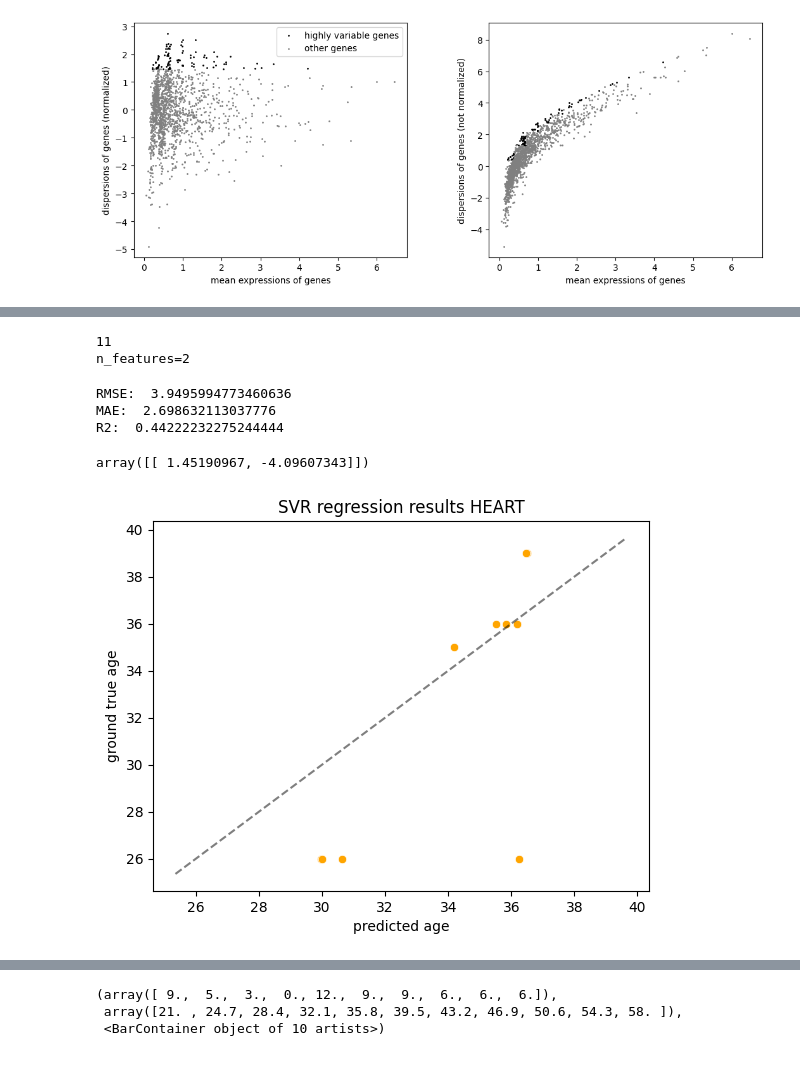
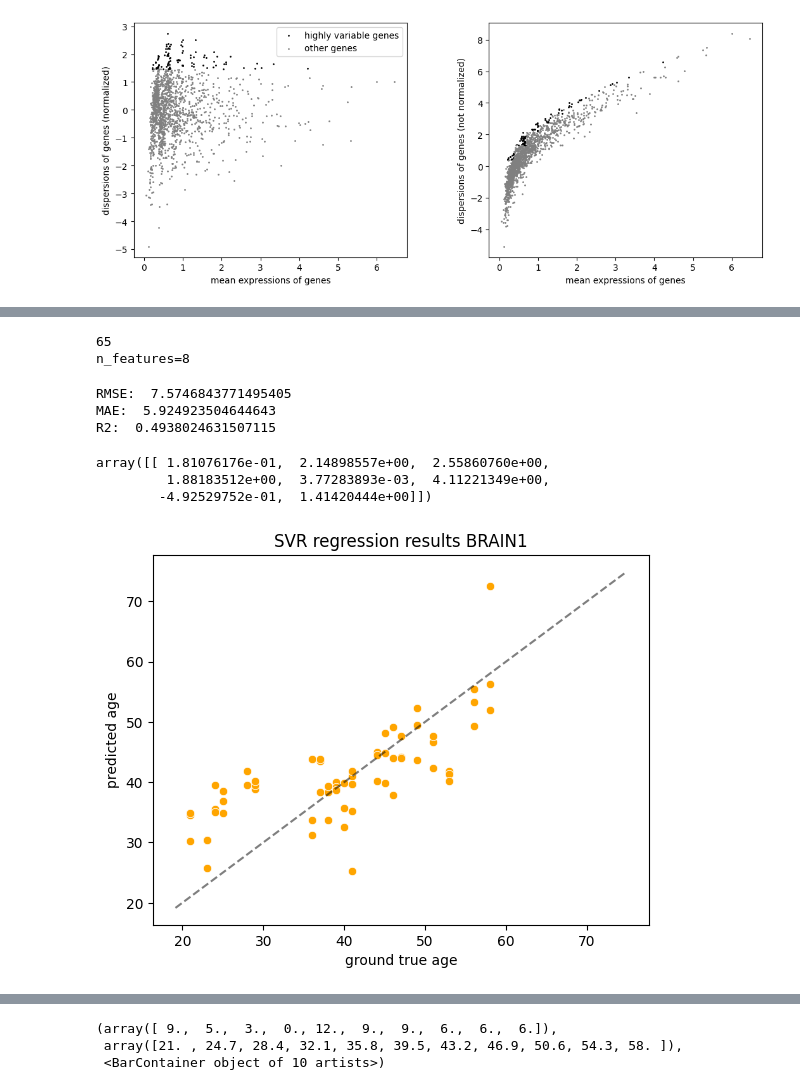
Before and after one commit to zodelheim/sea-infer-rna-seq, a Jupyter notebook: notebooks/AgePredictionTest.ipynb, the cells around one changed output, grey strips where cells are left out. Drawn from its saved outputs; the diff is of its cells as text; code cells hidden in the pictures.

```diff
--- a/notebooks/AgePredictionTest.ipynb
+++ b/notebooks/AgePredictionTest.ipynb
@@ -67,7 +67,7 @@ value_to_predict = 'Age'
 
 organ = "HEART"
 # organ = "BRAIN0"
-# organ = "BRAIN1"
+organ = "BRAIN1"
 #
 sex = 'male'
 sex = 'female'
@@ -250,12 +326,12 @@ rhos[np.argwhere(X.mean(axis=0) == 0)] = 0
 # %%
-# select by feature importance
-model = XGBRegressor(n_estimators=300, max_depth=4, )
+# # select by feature importance
+# model = XGBRegressor(n_estimators=300, max_depth=4, )
 
-X = data.values
-y = data_header['Age'].loc[data_header['sex'] == sex].values
+# X = data.values
+# y = data_header['Age'].loc[data_header['sex'] == sex].values
 
-# model.fit(RobustScaler().fit_transform(X),  y)
-model.fit(X,  y)
-importances = model.feature_importances_
+# # model.fit(RobustScaler().fit_transform(X),  y)
+# model.fit(X,  y)
+# importances = model.feature_importances_
 
-sorted_corr_ids = np.argsort(importances).ravel()[::-1][:50]
+# sorted_corr_ids = np.argsort(importances).ravel()[::-1][:50]
@@ -562,6 +671,4 @@ array([[ 0.11011602, -1.91549173, -1.38775379,  0.10945374,  0.63817189,
 # %%
-
-
 # n_features = 5
 # n_features = -1
 
@@ -569,7 +676,7 @@ array([[ 0.11011602, -1.91549173, -1.38775379,  0.10945374,  0.63817189,
 print(data.shape[0])
 
 # n_features = n_opt_features[organ][sex]
-n_features = 2
+n_features = 8
 
 X = data[data.columns[sorted_corr_ids[:n_features]]].values
 y = data_header['Age'].loc[data_header['sex'] == sex].values
@@ -577,8 +684,10 @@ y = data_header['Age'].loc[data_header['sex'] == sex].values
 # print(X.shape)
 print(f"{n_features=}")
 
-# cv = StratifiedKFold(n_splits=5)
-cv = LeaveOneOut()
+
+
+cv = StratifiedKFold(n_splits=5)
+# cv = LeaveOneOut()
 
 preds = []
 vals  = []
@@ -612,48 +721,62 @@ for i, (train, val) in tqdm(enumerate(cv.split(X, y))):
     # model = XGBRegressor(n_estimators=300, max_depth=4, )
     # model = GridSearchCV(svm.SVR(kernel='rbf', gamma=0.1),
     #                      param_grid={"C": [1e0, 1e1, 1e2, 1e3], "gamma": np.logspace(-2, 2, 20)})
+    model.fit(X_train_, y_train_)
 
-    model.fit(X_train_, y_train_)
+
+    # X_train_ = sm.add_constant(X_train_)
+    # X_test = sm.add_constant(X_test, has_constant='add')
+
+    # mod = sm.GLM(y_train_, X_train_,
+    #                 family=sm.families.NegativeBinomial()).fit()
+
+    # gls_pred = mod.predict(X_test)
+    # preds.append(gls_pred)
+
     pred = model.predict(X_val)
+    preds.extend(pred)
+    vals.extend(y_val)
 
-    preds.append(pred)
-    vals.append(y_val)
-
-print("RMSE: ", RMSE(preds, vals))
+print("RMSE: ", RMSE(np.ravel(preds), np.ravel(vals)))
 # print("RMSE: ", RMSE(gls_preds, vals))
-print("MAE: ", MAE(preds, vals))
+print("MAE: ", MAE(np.ravel(preds), np.ravel(vals)))
 print("R2: ", r2_score(vals, preds))
 
 # model.coef_
 
 colors = {
     'male': 'blue',
     "female": "orange"
 }
 
-g = sns.scatterplot(x=np.array(preds).ravel(), y=np.array(vals).ravel(), color=colors[sex])
+g = sns.scatterplot(
+    x=np.array(vals).ravel(),
+    y=np.array(preds).ravel(),
+    color=colors[sex])
 g.set_title(f"SVR regression results {organ}")
-g.set_xlabel("predicted age")
-g.set_ylabel("ground true age")
+g.set_ylabel("predicted age")
+g.set_xlabel("ground true age")
 
 lims = [
     np.min([g.get_xlim(), g.get_ylim()]),  # min of both axes
     np.max([g.get_xlim(), g.get_ylim()]),  # max of both axes
 ]
 
 
 g.plot(lims, lims, '--', color='k', alpha=0.5)
 
 # g.set_xlim(lims)
 # g.set_ylim(lims)
 
 transcripts[organ][sex] = data.columns[sorted_corr_ids[:n_features]].tolist()
 model.coef_
 # %% [output]
-11
-n_features=2
+65
+n_features=8
-RMSE:  3.9495994773460636
-MAE:  2.698632113037776
-R2:  0.44222232275244444
+RMSE:  7.5746843771495405
+MAE:  5.924923504644643
+R2:  0.4938024631507115
-array([[ 1.45190967, -4.09607343]])
+array([[ 1.81076176e-01,  2.14898557e+00,  2.55860760e+00,
+         1.88183512e+00,  3.77283893e-03,  4.11221349e+00,
+        -4.92529752e-01,  1.41420444e+00]])
-[figure, old version]
+[figure, new version]
```
Also changed, not shown: parts of 30 cells of this notebook, 1 other file.
